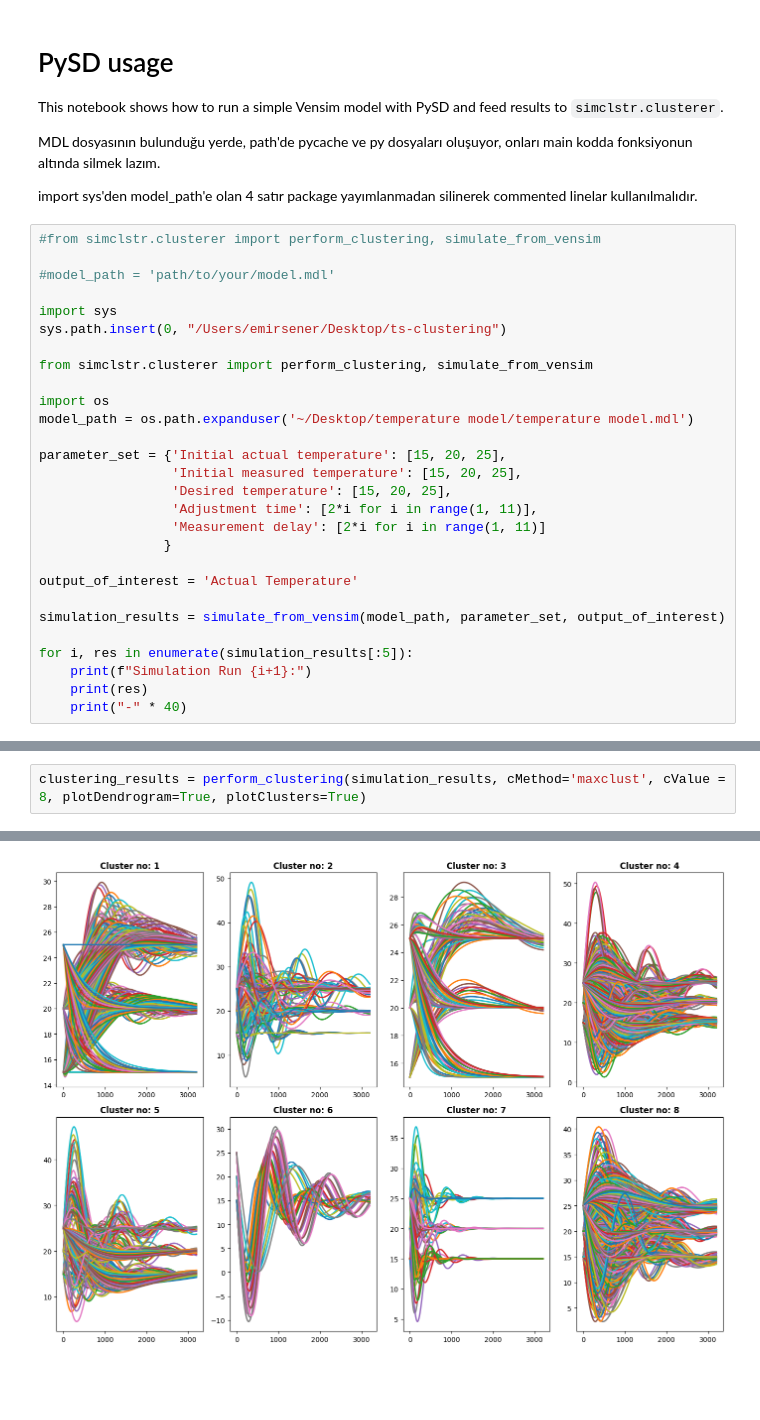
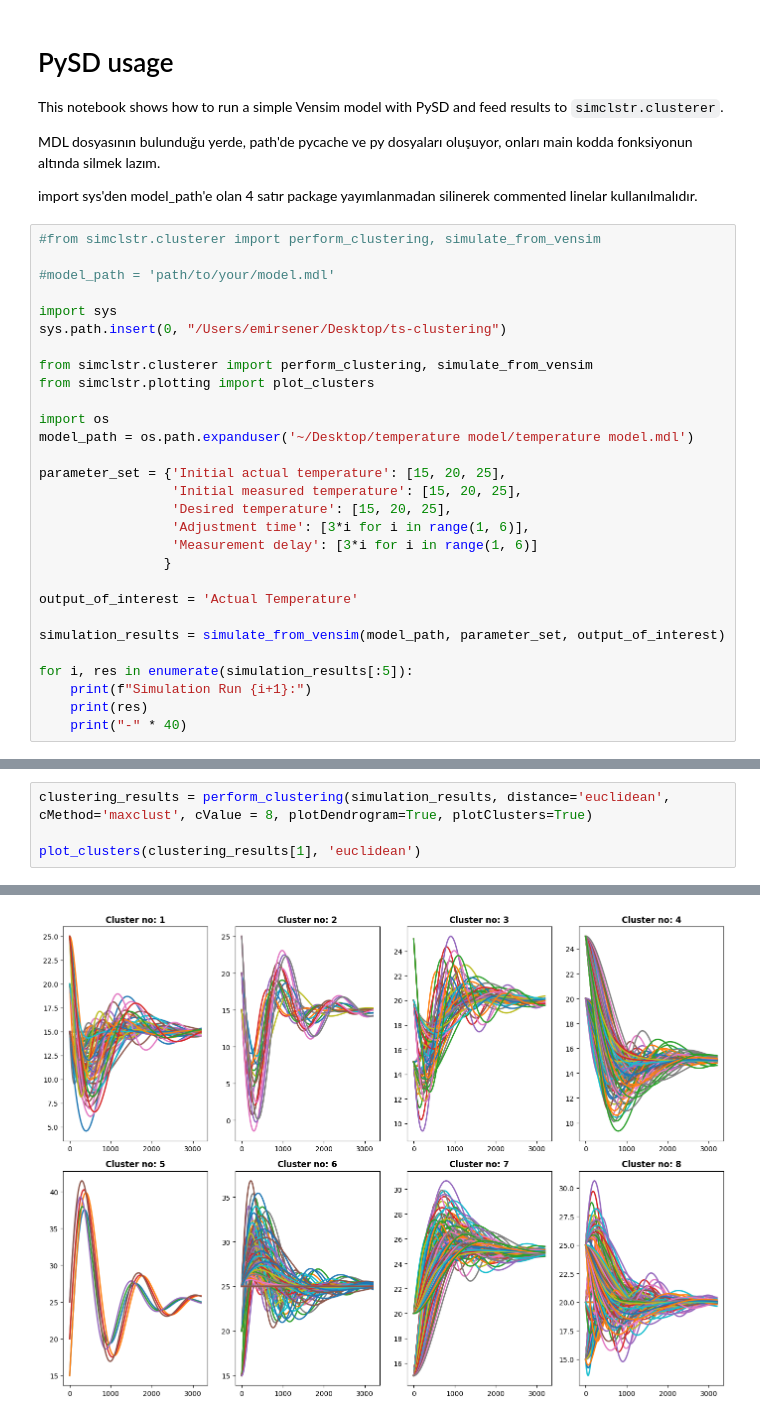
Before and after one commit to emirseners/ts-clustering, a Jupyter notebook: pysd/pysd_notebook.ipynb, the cells around one changed output, grey strips where cells are left out. Cells and saved outputs as stored; diff of their text form; blank space fills up the shorter version.

```diff
--- a/pysd/pysd_notebook.ipynb
+++ b/pysd/pysd_notebook.ipynb
@@ -14,6 +14,7 @@ import sys
 sys.path.insert(0, "/Users/emirsener/Desktop/ts-clustering")
 
 from simclstr.clusterer import perform_clustering, simulate_from_vensim
+from simclstr.plotting import plot_clusters
 
 import os
 model_path = os.path.expanduser('~/Desktop/temperature model/temperature model.mdl')
@@ -21,8 +22,8 @@ model_path = os.path.expanduser('~/Desktop/temperature model/temperature model.m
 parameter_set = {'Initial actual temperature': [15, 20, 25],
                  'Initial measured temperature': [15, 20, 25],
                  'Desired temperature': [15, 20, 25],
-                 'Adjustment time': [2*i for i in range(1, 11)],
-                 'Measurement delay': [2*i for i in range(1, 11)]
+                 'Adjustment time': [3*i for i in range(1, 6)],
+                 'Measurement delay': [3*i for i in range(1, 6)]
                 }
 
 output_of_interest = 'Actual Temperature'
@@ -52,3 +60,5 @@ Simulation Run 5:
 # %%
-clustering_results = perform_clustering(simulation_results, cMethod='maxclust', cValue = 8, plotDendrogram=True, plotClusters=True)
+clustering_results = perform_clustering(simulation_results, distance='euclidean', cMethod='maxclust', cValue = 8, plotDendrogram=True, plotClusters=True)
+
+plot_clusters(clustering_results[1], 'euclidean')
 # %% [output]
@@ -56 +66 @@ clustering_results = perform_clustering(simulation_results, cMethod='maxclust',
-[figure, old version]
+[figure, new version]
```
Also changed, not shown: parts of 4 cells of this notebook, 12 other files.
